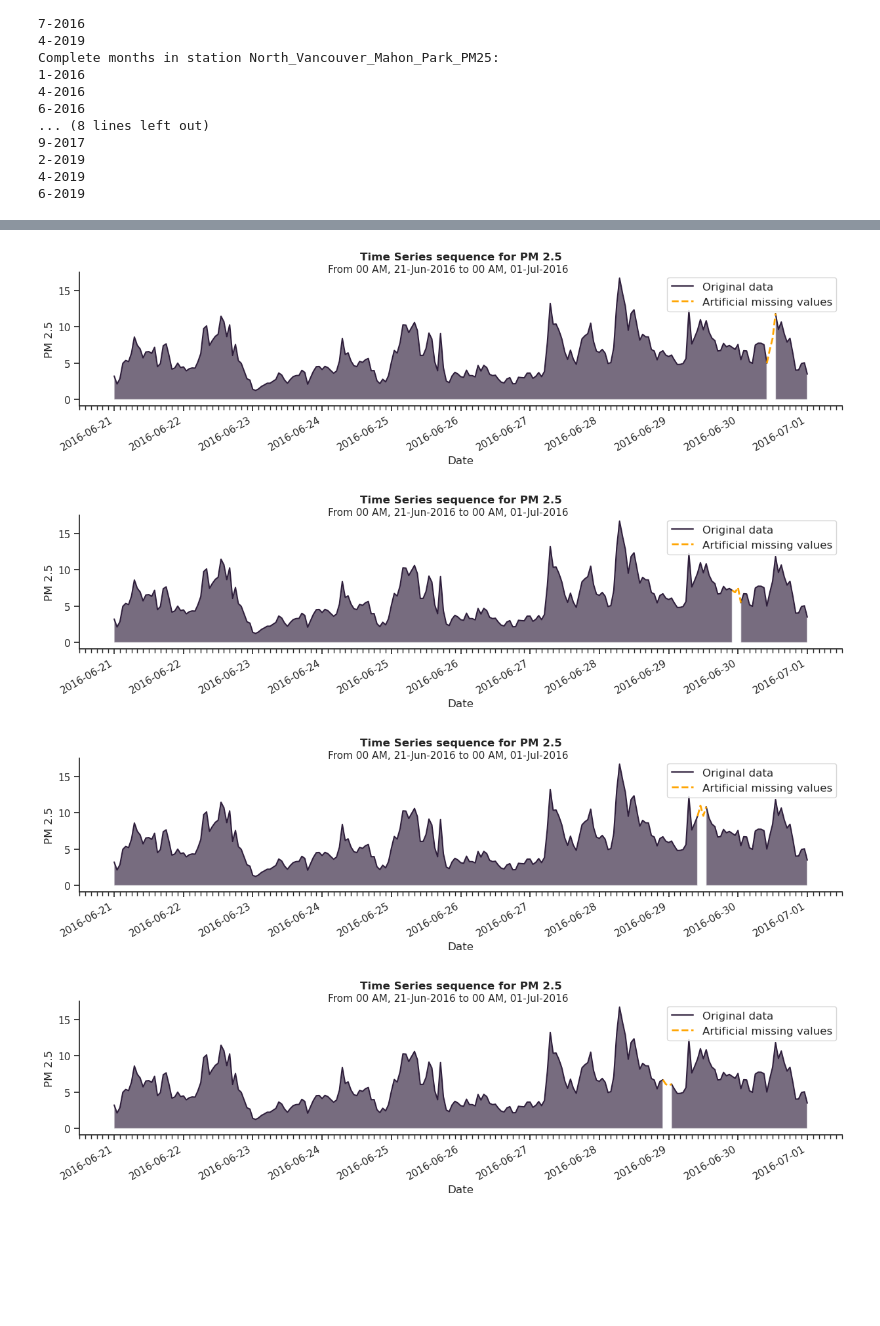
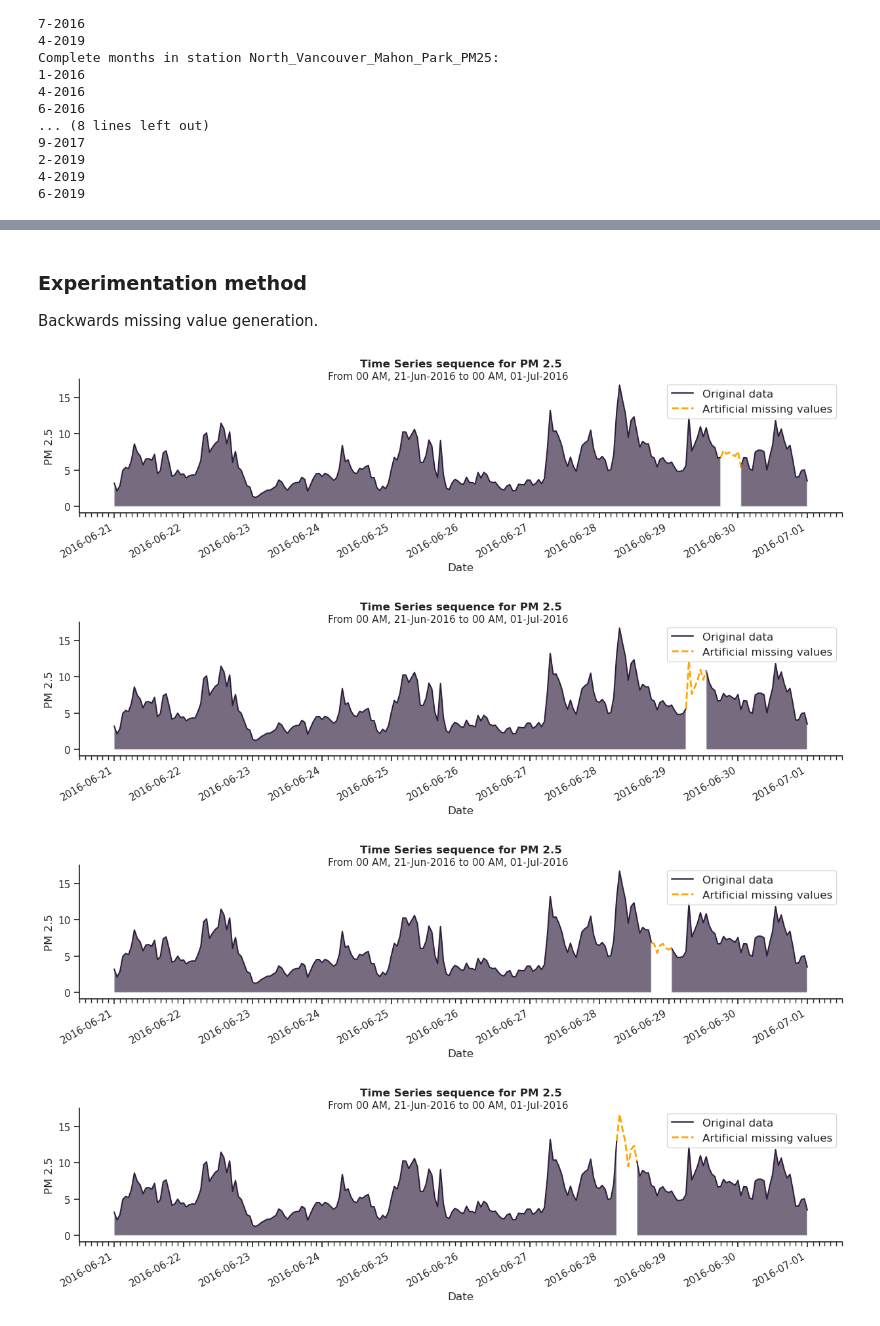
Before and after one commit to erich-hs/Air-We-Breathe, a Jupyter notebook: awb_Missing.ipynb, the cells around one changed output, grey strips where cells are left out. Saved outputs shown, nothing was run; the diff lists cells and outputs as text; code cells hidden in the pictures; blank space fills up the shorter version.

```diff
--- a/awb_Missing.ipynb
+++ b/awb_Missing.ipynb
@@ -414,32 +403,35 @@ exp_subsets = {
         "6-2019": master_df[master_df["STATION"] == "North_Vancouver_Second_Narrows_PM25"][datetime(2019, 6, 1):datetime(2019, 7, 1)],
     }
 }
+# %% [markdown]
+### Experimentation method
+Backwards missing value generation.
 # %%
 # Implementation example iterating through different paddings:
-paddings = [12, 24, 36, 48]
+paddings = [24, 36, 48, 60]
 
 for padding in paddings:
     subset, subset_missing = create_missing(
         data=station_subset,
         value="PM 2.5",
         start=datetime(2016, 6, 21),
         end=datetime(2016, 7, 1),
-        missing_length=2,
+        missing_length=6,
         padding=padding,
         missing_index="end",
     )
     plot_compare(
         subset,
         subset_missing,
         value="PM 2.5",
         value_missing="PM 2.5",
         missing_only=True,
         data_label="Artificial missing values",
         data_missing_label="Original data",
         figsize=(15, 3)
     )
 # %% [output]
-[figure, old version]
+[figure, new version]
-[figure, old version]
+[figure, new version]
-[figure, old version]
+[figure, new version]
-[figure, old version]
+[figure, new version]
```
Also changed, not shown: parts of 29 cells of this notebook, 2 other files.
